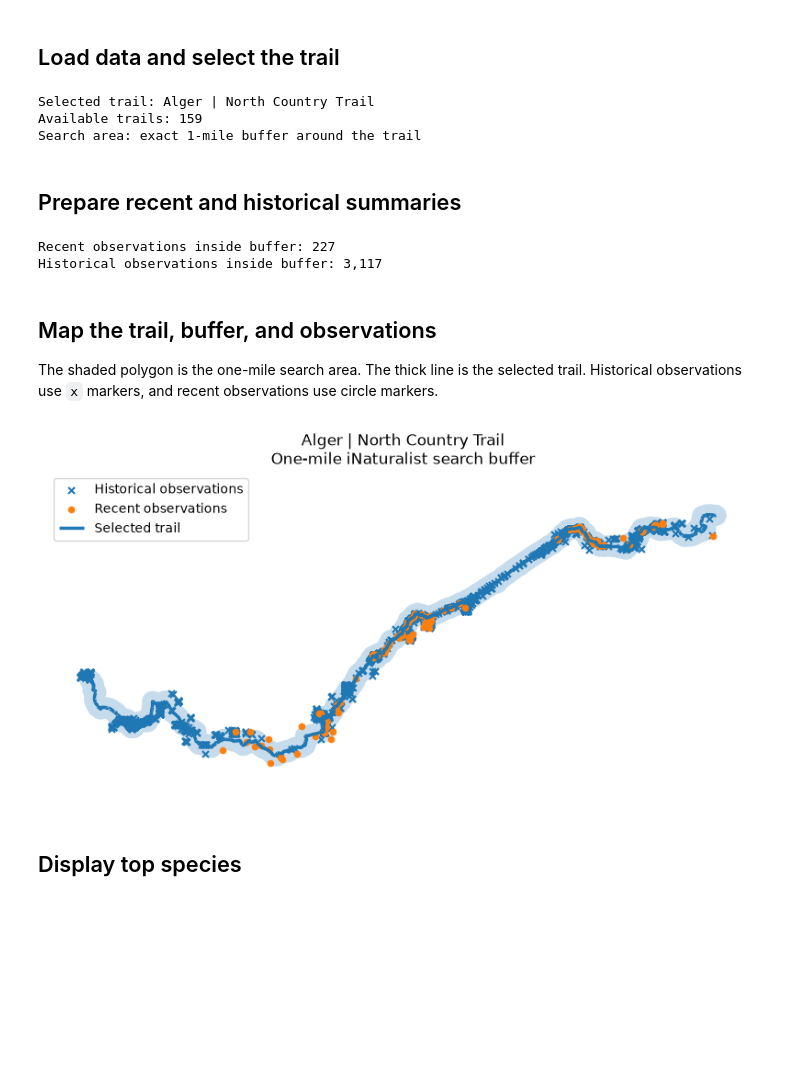
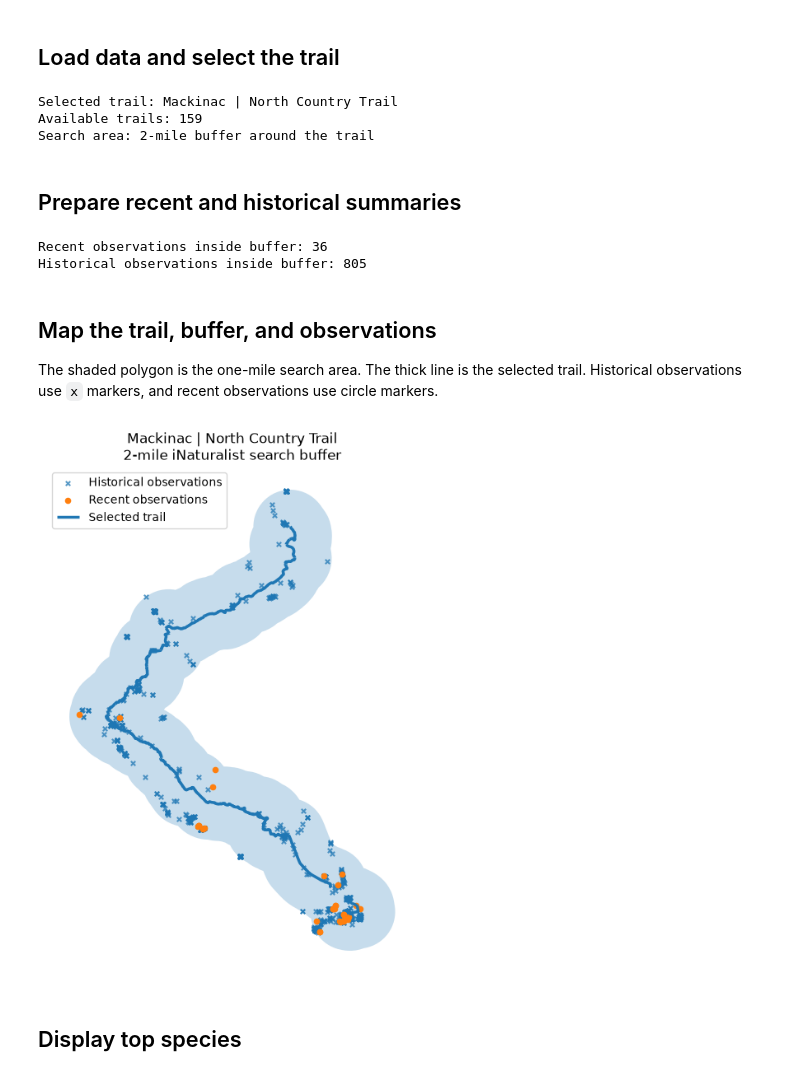
Before and after one commit to RayofData/whats-up-outdoors, a Jupyter notebook: notebooks/04_inaturalist_by_trail_with_map.ipynb, the cells around one changed output. Cells and saved outputs as stored; diff of their text form; code cells hidden in the pictures; blank space fills up the shorter version.

```diff
--- a/notebooks/04_inaturalist_by_trail_with_map.ipynb
+++ b/notebooks/04_inaturalist_by_trail_with_map.ipynb
@@ -19,18 +19,19 @@ from IPython.display import HTML, display
 # or from the notebooks folder.
 PROJECT_ROOT = Path.cwd()
 
-if not (PROJECT_ROOT / "scripts").exists():
+if not (PROJECT_ROOT / "src").exists():
     PROJECT_ROOT = PROJECT_ROOT.parent
 
-if not (PROJECT_ROOT / "scripts" / "inaturalist.py").exists():
+if not (PROJECT_ROOT / "src" / "inaturalist.py").exists():
     raise FileNotFoundError(
-        "Could not find scripts/inaturalist.py. "
+        "Could not find src/inaturalist.py. "
         "Place this notebook inside the project repository."
     )
 
 sys.path.insert(0, str(PROJECT_ROOT))
 
-from scripts.inaturalist import (
+from src.inaturalist import (
+    MILES_TO_METERS,
     create_trail_buffer,
     fetch_recent_observations,
     filter_to_buffer,
@@ -41,7 +42,10 @@ from scripts.inaturalist import (
 )
 
 
-TRAIL_NAME = "Alger | North Country Trail"
+TRAIL_NAME = "Mackinac | North Country Trail"
+BUFFER_MILES = 2.0
+
+MAX_ACCURACY_METERS = BUFFER_MILES * MILES_TO_METERS
 
 TRAILS_PATH = (
     PROJECT_ROOT
@@ -50,7 +54,7 @@ TRAILS_PATH = (
 
 HISTORICAL_PATH = (
     PROJECT_ROOT
-    / "data/raw/observations-766340.csv"
+    / "data/raw/inaturalist_up_fall_observations_2015_2026.csv"
 )
 # %% [markdown]
 ## Load data and select the trail
@@ -68,22 +72,26 @@ if TRAIL_NAME not in available_trails:
     )
 
 historical = load_historical_observations(
-    HISTORICAL_PATH
+    HISTORICAL_PATH,
+    max_accuracy_meters=MAX_ACCURACY_METERS,
 )
 
 selected_trail, trail_buffer = create_trail_buffer(
     trails,
     TRAIL_NAME,
-    buffer_miles=1,
+    buffer_miles=BUFFER_MILES,
 )
 
 print(f"Selected trail: {TRAIL_NAME}")
 print(f"Available trails: {len(available_trails):,}")
-print("Search area: exact 1-mile buffer around the trail")
+print(
+    f"Search area: {BUFFER_MILES:g}-mile buffer "
+    "around the trail"
+)
 # %% [output]
-Selected trail: Alger | North Country Trail
+Selected trail: Mackinac | North Country Trail
 Available trails: 159
-Search area: exact 1-mile buffer around the trail
+Search area: 2-mile buffer around the trail
 # %% [markdown]
 ## Prepare recent and historical summaries
 # %%
@@ -106,6 +114,7 @@ try:
     recent, recent_metadata = fetch_recent_observations(
         trail_buffer,
         days=14,
+        max_accuracy_meters=MAX_ACCURACY_METERS
     )
 
     recent_near_trail = filter_to_buffer(
@@ -139,8 +148,8 @@ print(
     f"{len(historical_near_trail):,}"
 )
 # %% [output]
-Recent observations inside buffer: 227
-Historical observations inside buffer: 3,117
+Recent observations inside buffer: 36
+Historical observations inside buffer: 805
 # %% [markdown]
 ## Map the trail, buffer, and observations
 
@@ -163,7 +172,8 @@ if not historical_near_trail.empty:
     historical_near_trail.plot(
         ax=ax,
         marker="x",
-        markersize=25,
+        markersize=15,
+        alpha=0.75,
         label="Historical observations",
     )
 
@@ -178,35 +188,38 @@ if (
         markersize=20,
         label="Recent observations",
     )
 
 # Draw the trail last so it remains visible.
 trail_projected.plot(
     ax=ax,
     linewidth=2.5,
     label="Selected trail",
 )
 
 min_x, min_y, max_x, max_y = trail_buffer.total_bounds
 padding = max(max_x - min_x, max_y - min_y) * 0.05
 
 ax.set_xlim(min_x - padding, max_x + padding)
 ax.set_ylim(min_y - padding, max_y + padding)
-ax.set_title(f"{TRAIL_NAME}\nOne-mile iNaturalist search buffer")
+ax.set_title(
+    f"{TRAIL_NAME}\n"
+    f"{BUFFER_MILES:g}-mile iNaturalist search buffer"
+)
 ax.set_axis_off()
 
 # Only display the legend when observation layers are present.
 if (
     not historical_near_trail.empty
     or (
         hasattr(recent_near_trail, "geometry")
         and not recent_near_trail.empty
     )
 ):
     ax.legend()
 
 plt.show()
 # %% [output]
-[figure, old version]
+[figure, new version]
 # %% [markdown]
 ## Display top species
 # %%
```
Also changed, not shown: parts of 2 cells of this notebook, 7 other files.
